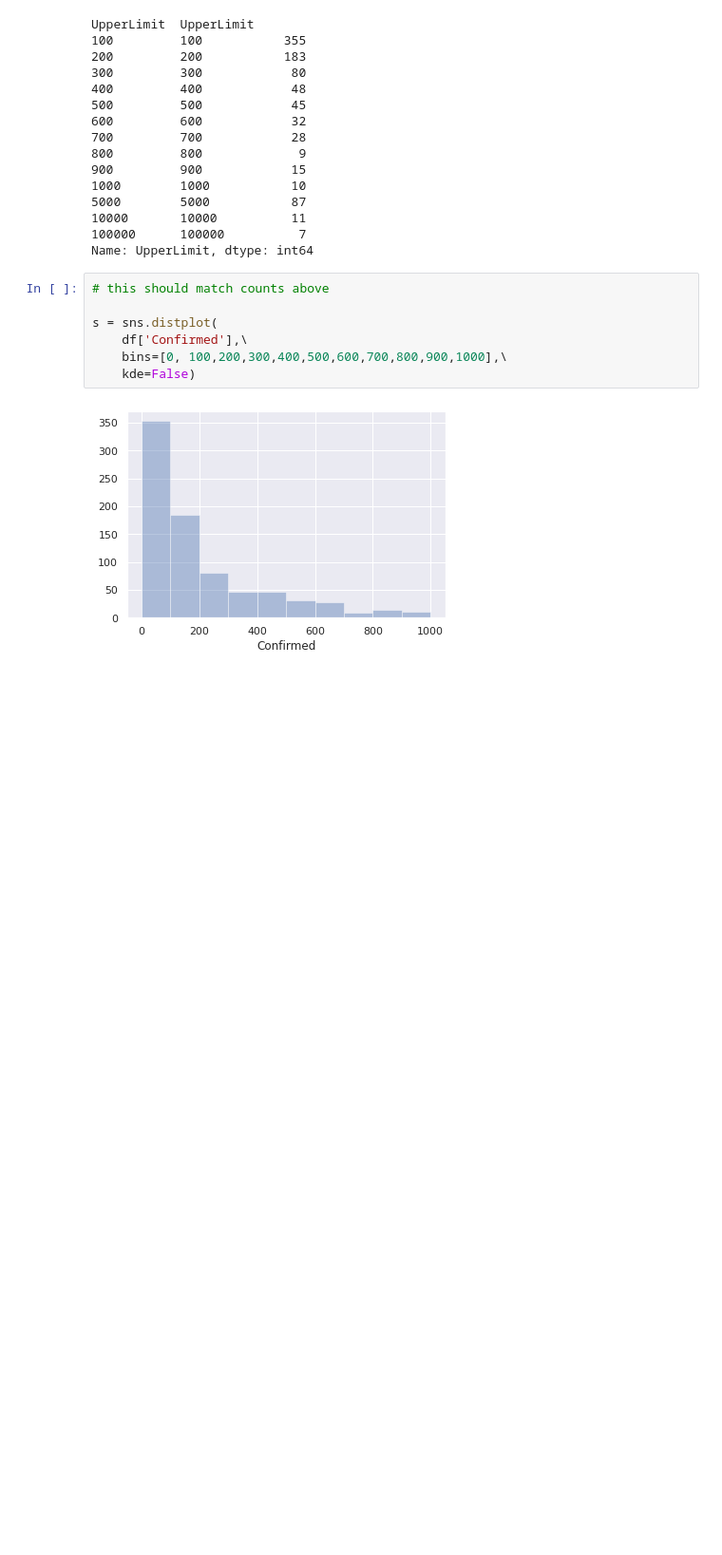
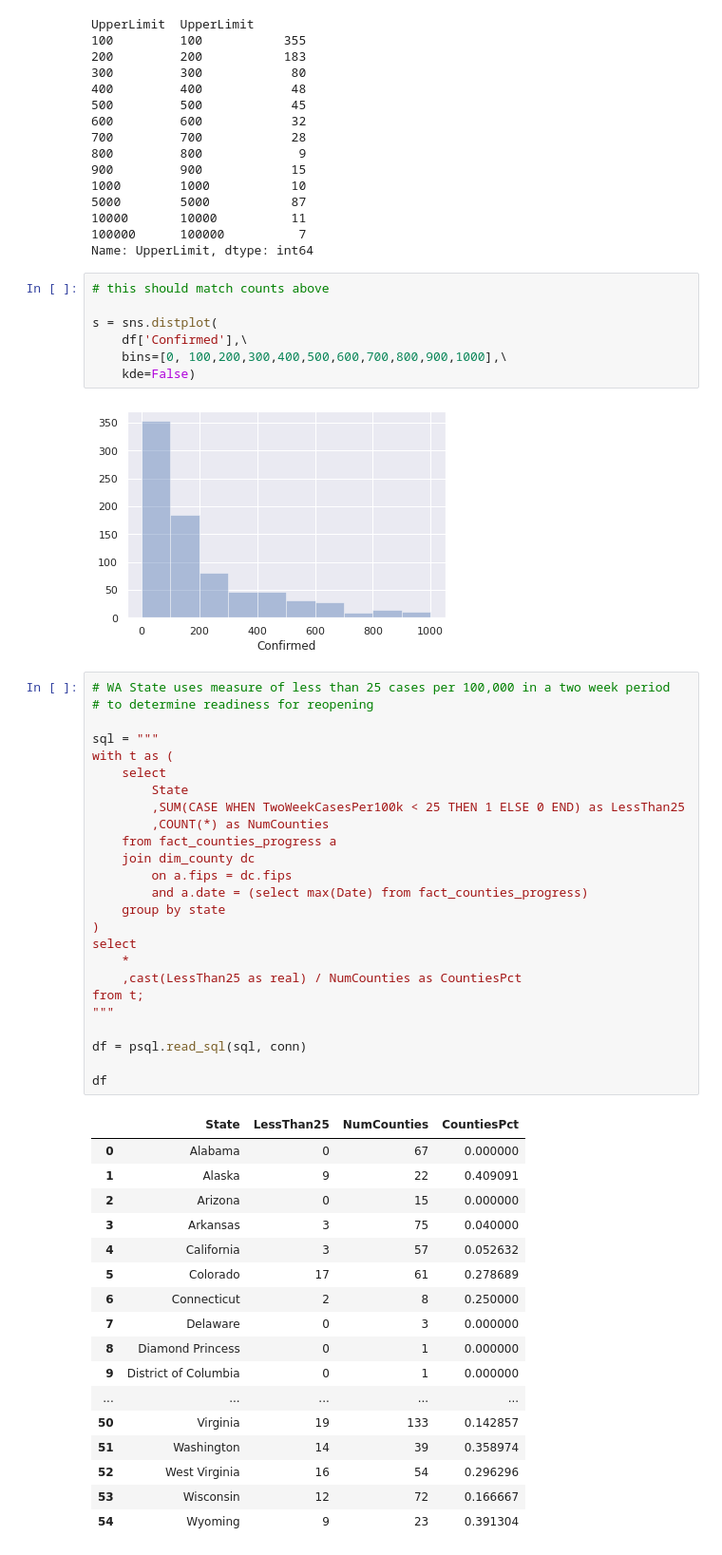
Before and after one commit to codeforkjeff/covid-19-stats, a Jupyter notebook: Outbreaks.ipynb, the cells around one changed output. Shown at 95% size. Drawn from its saved outputs; the diff is of its cells as text; blank space fills up the shorter version.

```diff
--- a/Outbreaks.ipynb
+++ b/Outbreaks.ipynb
@@ -139,3 +141,46 @@ s = sns.distplot(
     kde=False)
 # %% [output]
 [figure]
+# %%
+# WA State uses measure of less than 25 cases per 100,000 in a two week period
+# to determine readiness for reopening
+
+sql = """
+with t as (
+    select
+        State
+        ,SUM(CASE WHEN TwoWeekCasesPer100k < 25 THEN 1 ELSE 0 END) as LessThan25
+        ,COUNT(*) as NumCounties
+    from fact_counties_progress a
+    join dim_county dc
+        on a.fips = dc.fips
+        and a.date = (select max(Date) from fact_counties_progress)
+    group by state
+)
+select
+    *
+    ,cast(LessThan25 as real) / NumCounties as CountiesPct
+from t;
+"""
+
+df = psql.read_sql(sql, conn)
+
+df
+# %% [output]
+|  | State | LessThan25 | NumCounties | CountiesPct |
+| 0 | Alabama | 0 | 67 | 0.000000 |
+| 1 | Alaska | 9 | 22 | 0.409091 |
+| 2 | Arizona | 0 | 15 | 0.000000 |
+| 3 | Arkansas | 3 | 75 | 0.040000 |
+| 4 | California | 3 | 57 | 0.052632 |
+| 5 | Colorado | 17 | 61 | 0.278689 |
+| 6 | Connecticut | 2 | 8 | 0.250000 |
+| 7 | Delaware | 0 | 3 | 0.000000 |
+| 8 | Diamond Princess | 0 | 1 | 0.000000 |
+| 9 | District of Columbia | 0 | 1 | 0.000000 |
+| ... | ... | ... | ... | ... |
+| 50 | Virginia | 19 | 133 | 0.142857 |
+| 51 | Washington | 14 | 39 | 0.358974 |
+| 52 | West Virginia | 16 | 54 | 0.296296 |
+| 53 | Wisconsin | 12 | 72 | 0.166667 |
+| 54 | Wyoming | 9 | 23 | 0.391304 |
```
Also changed, not shown: parts of 2 cells of this notebook, 1 other file.
